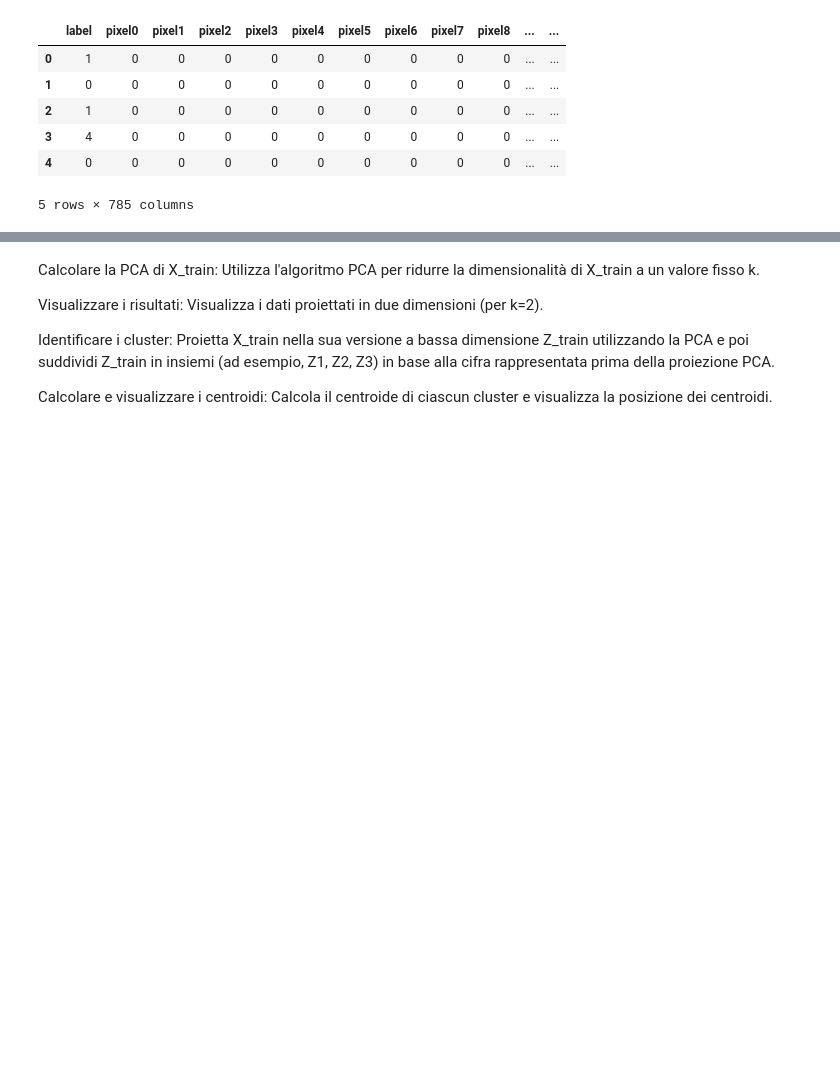
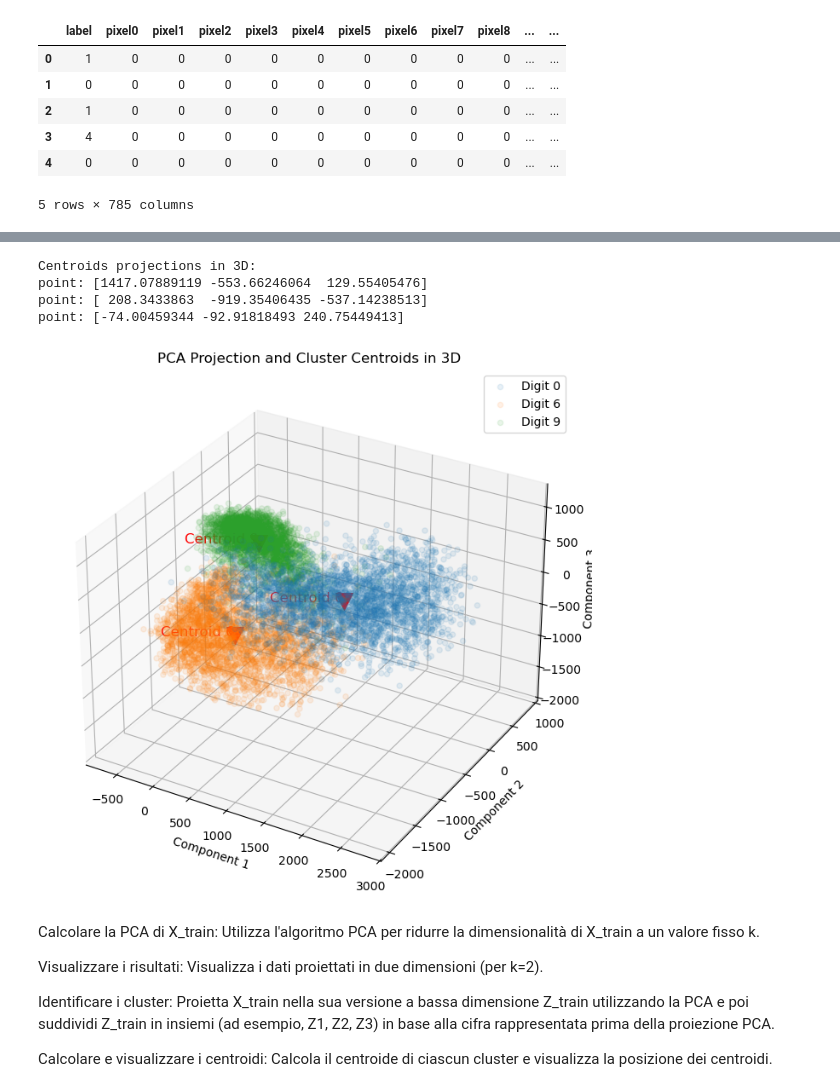
Before and after one commit to 26leonardo/homework_ssm_unibo, a Jupyter notebook: homework2.ipynb, the cells around one changed output, grey strips where cells are left out. Saved outputs shown, nothing was run; the diff lists cells and outputs as text; code cells hidden in the pictures; blank space fills up the shorter version.

```diff
--- a/homework2.ipynb
+++ b/homework2.ipynb
@@ -545,3 +709,16 @@ visualize_2D(Z_0_6_9_train, Y_0_6_9_train)
+# %%
+Z_0_6_9_train_k3, proj_centr_clust_k3, P = PCA(X_0_6_9_train, Y_0_6_9_train, labels, d, 3)
+Z_0_6_9_train_k3.shape
+print("Centroids projections in 3D:")
+for i in proj_centr_clust_k3:
+    print(f"point: {i}")
+visualize_3D(Z_0_6_9_train_k3, Y_0_6_9_train, proj_centr_clust_k3)
+# %% [output]
+Centroids projections in 3D:
+point: [1417.07889119 -553.66246064  129.55405476]
+point: [ 208.3433863  -919.35406435 -537.14238513]
+point: [-74.00459344 -92.91818493 240.75449413]
+[figure, added]
 # %% [markdown]
 Calcolare la PCA di X_train: Utilizza l'algoritmo PCA per ridurre la dimensionalità di X_train a un valore fisso k.
 
```
Also changed, not shown: parts of 24 cells of this notebook.
